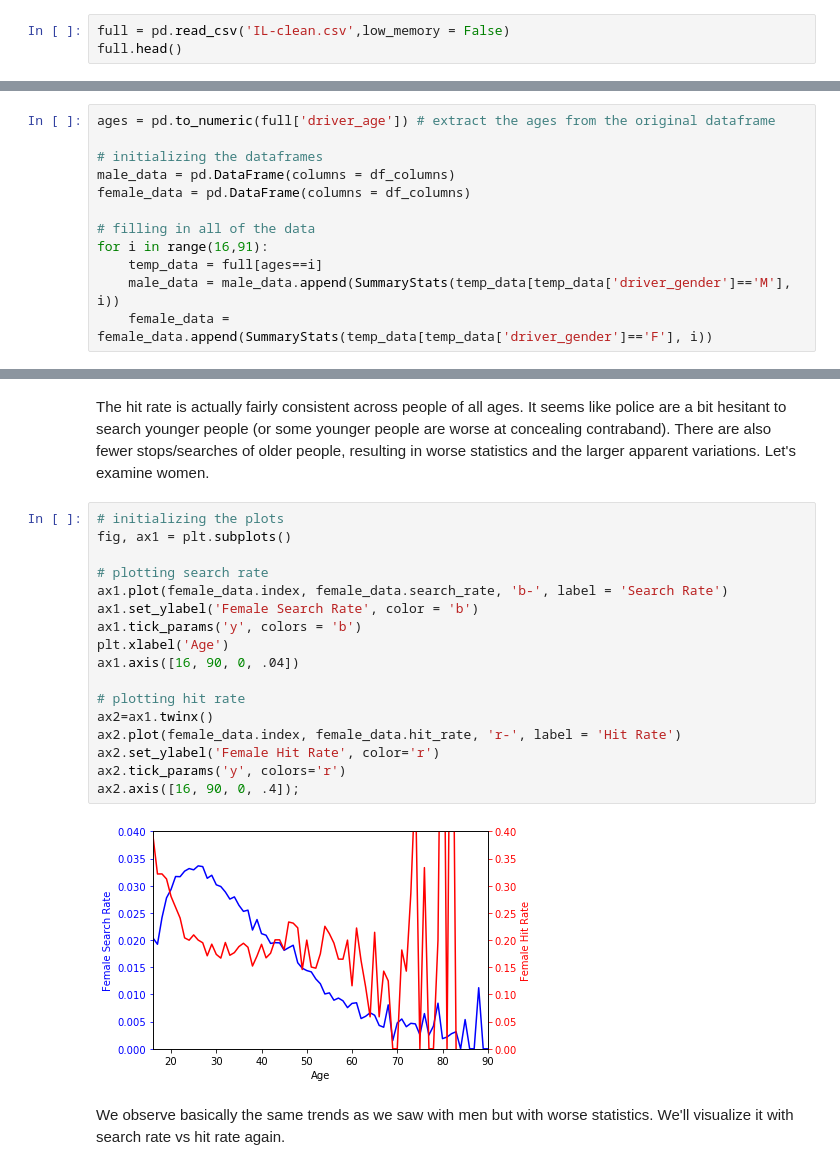
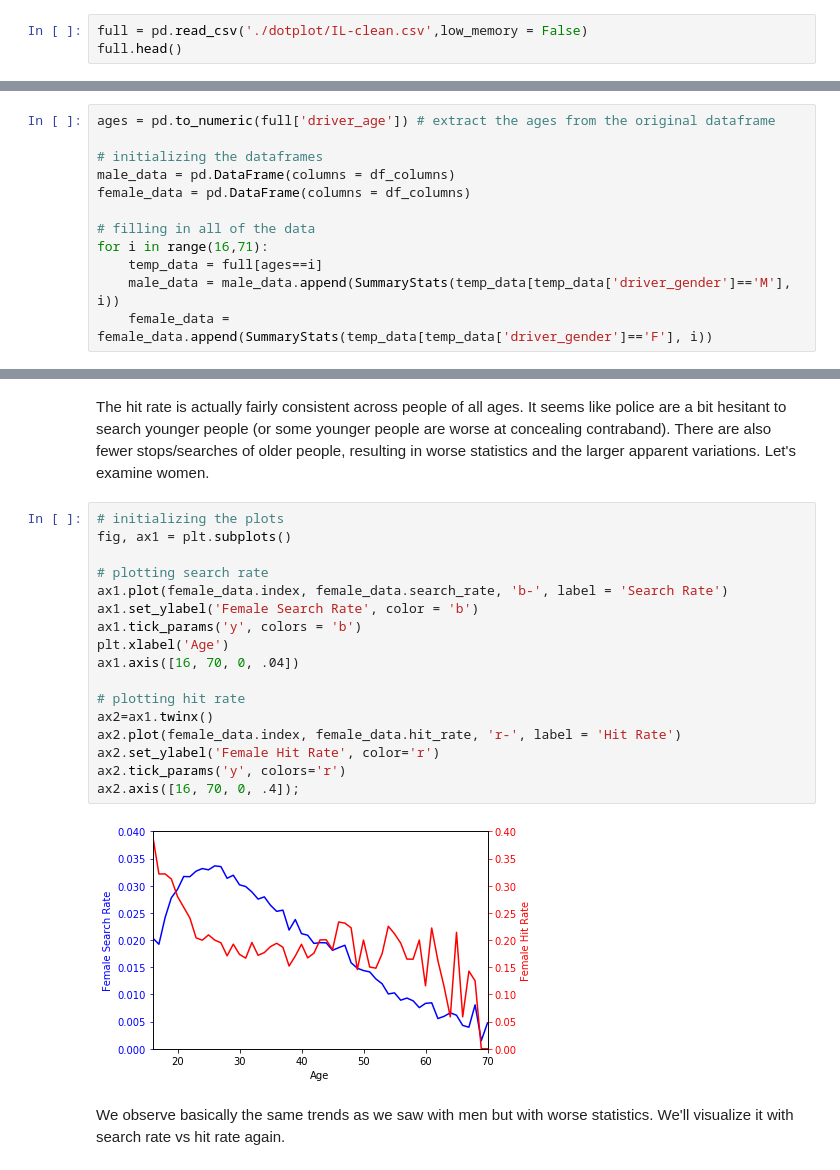
Before and after one commit to ACiDS-NU/nu_open_policing, a Jupyter notebook: Visualization of IL Highway Policing Data.ipynb, the cells around one changed output, grey strips where cells are left out. Cells and saved outputs as stored; diff of their text form.

```diff
--- a/Visualization of IL Highway Policing Data.ipynb
+++ b/Visualization of IL Highway Policing Data.ipynb
@@ -11,7 +8,7 @@ sns.reset_orig()
 # %% [markdown]
 Loading the data and looking at the first few rows
 # %%
-full = pd.read_csv('IL-clean.csv',low_memory = False)
+full = pd.read_csv('./dotplot/IL-clean.csv',low_memory = False)
 full.head()
 # %% [output]
 |  | id | state | stop_date | stop_time | location_raw | county_name | county_fips | fine_grained_location | ... |
@@ -112,7 +177,7 @@ male_data = pd.DataFrame(columns = df_columns)
 female_data = pd.DataFrame(columns = df_columns)
 
 # filling in all of the data
-for i in range(16,91):
+for i in range(16,71):
     temp_data = full[ages==i]
     male_data = male_data.append(SummaryStats(temp_data[temp_data['driver_gender']=='M'], i))
     female_data = female_data.append(SummaryStats(temp_data[temp_data['driver_gender']=='F'], i))
@@ -194,22 +259,22 @@ The hit rate is actually fairly consistent across people of all ages. It seems l
 # %%
 # initializing the plots
 fig, ax1 = plt.subplots()
 
 # plotting search rate
 ax1.plot(female_data.index, female_data.search_rate, 'b-', label = 'Search Rate')
 ax1.set_ylabel('Female Search Rate', color = 'b')
 ax1.tick_params('y', colors = 'b')
 plt.xlabel('Age')
-ax1.axis([16, 90, 0, .04])
+ax1.axis([16, 70, 0, .04])
 
 # plotting hit rate
 ax2=ax1.twinx()
 ax2.plot(female_data.index, female_data.hit_rate, 'r-', label = 'Hit Rate')
 ax2.set_ylabel('Female Hit Rate', color='r')
 ax2.tick_params('y', colors='r')
-ax2.axis([16, 90, 0, .4]);
+ax2.axis([16, 70, 0, .4]);
 # %% [output]
-[figure, old version]
+[figure, new version]
 # %% [markdown]
 We observe basically the same trends as we saw with men but with worse statistics. We'll visualize it with search rate vs hit rate again.
 # %%
```
Also changed, not shown: parts of 17 cells of this notebook.
